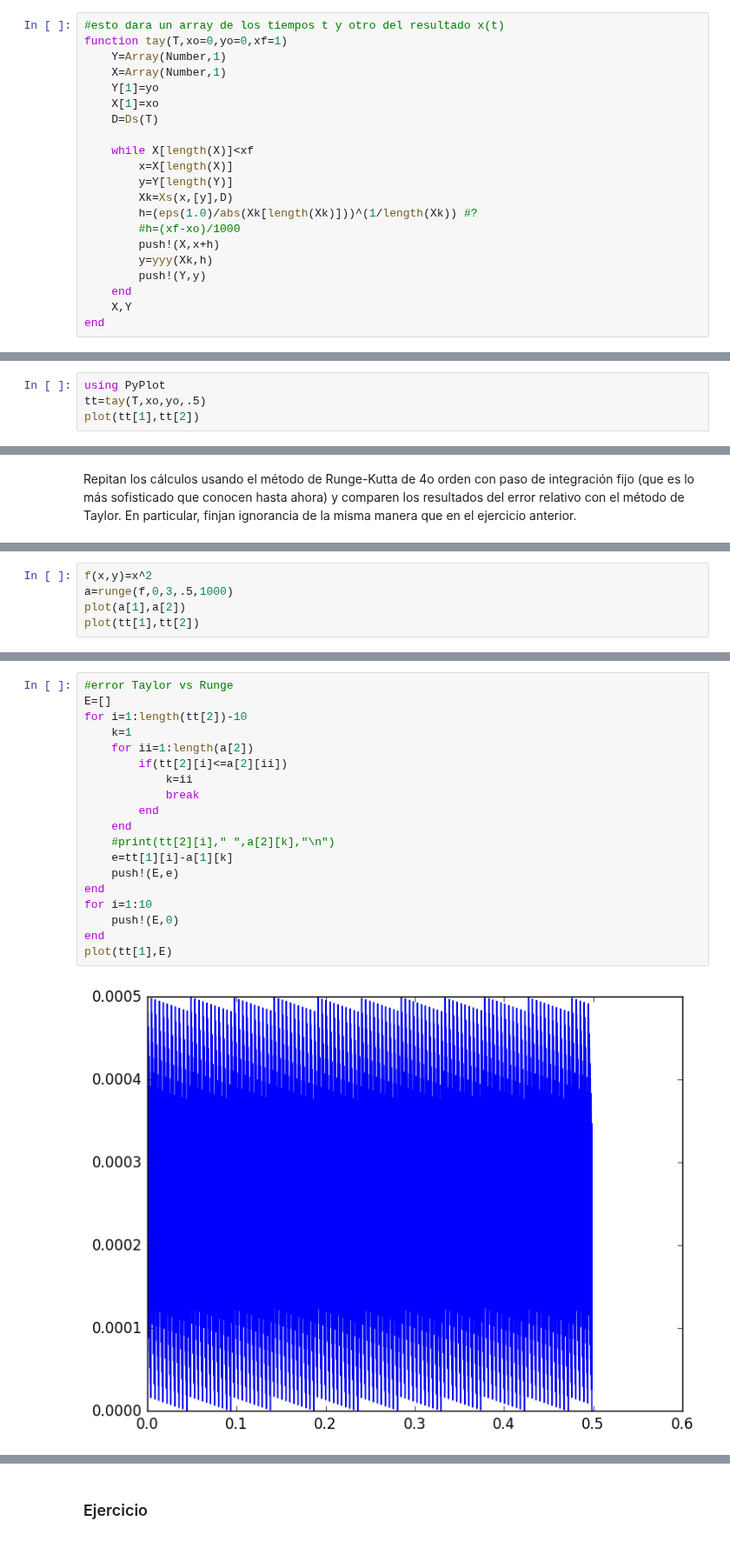
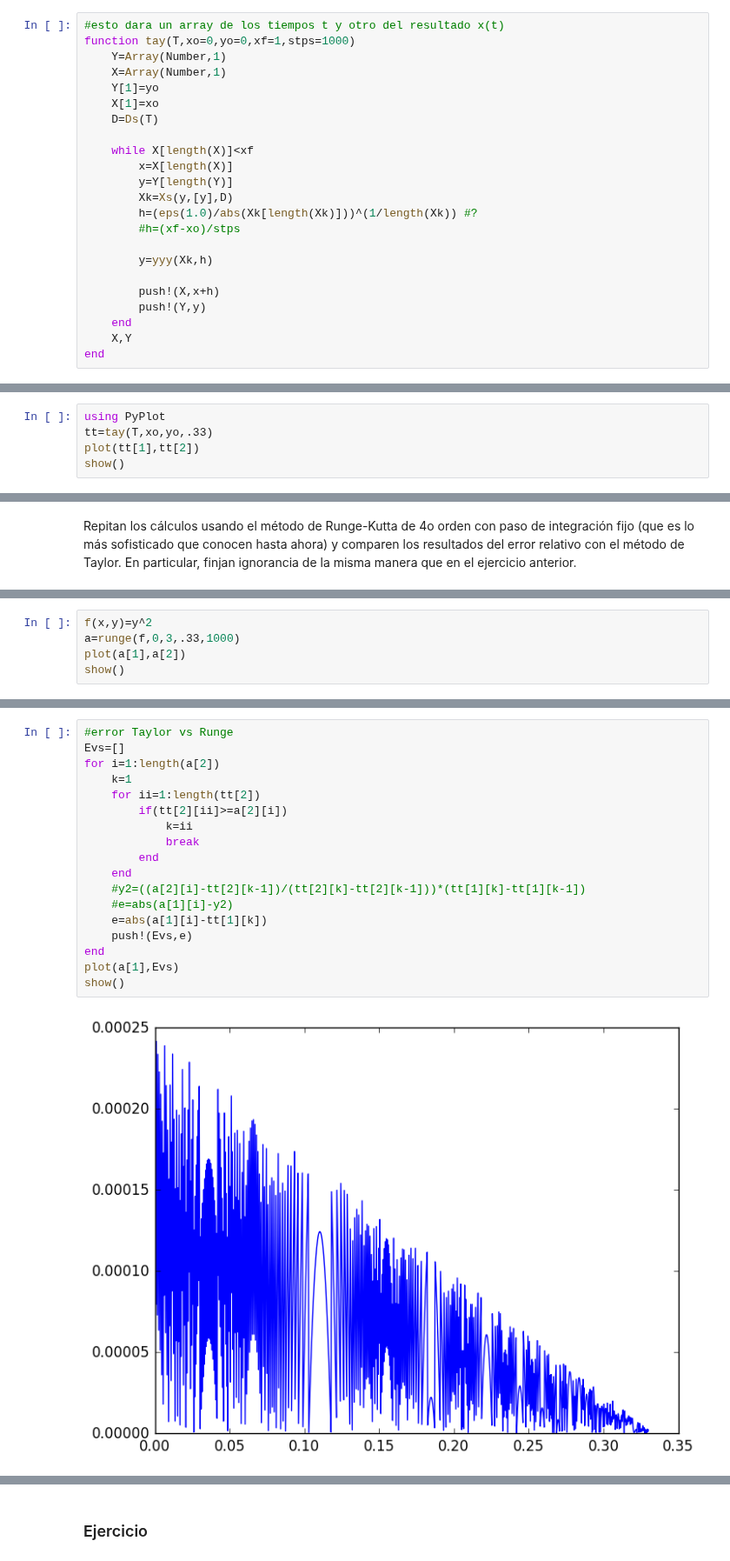
Before and after one commit to lbenet/2016-2_TSFisicaComputacional, a Jupyter notebook: tareas/CarlosLopez/Tarea7.ipynb, the cells around one changed output, grey strips where cells are left out. Shown at 87% size. Saved outputs shown, nothing was run; the diff lists cells and outputs as text.

```diff
--- a/tareas/CarlosLopez/Tarea7.ipynb
+++ b/tareas/CarlosLopez/Tarea7.ipynb
@@ -200,7 +200,7 @@ T=Taylor([0,0,1])
 0ₜ₀ + 0ₜ₁ + 1ₜ₂
 # %%
 #esto dara un array de los tiempos t y otro del resultado x(t)
-function tay(T,xo=0,yo=0,xf=1)
+function tay(T,xo=0,yo=0,xf=1,stps=1000)
     Y=Array(Number,1)
     X=Array(Number,1)
     Y[1]=yo
@@ -210,11 +210,13 @@ function tay(T,xo=0,yo=0,xf=1)
     while X[length(X)]<xf
         x=X[length(X)]
         y=Y[length(Y)]
-        Xk=Xs(x,[y],D)
+        Xk=Xs(y,[y],D)
         h=(eps(1.0)/abs(Xk[length(Xk)]))^(1/length(Xk)) #?
-        #h=(xf-xo)/1000
+        #h=(xf-xo)/stps
+
+        y=yyy(Xk,h)
+
         push!(X,x+h)
-        y=yyy(Xk,h)
         push!(Y,y)
     end
     X,Y
@@ -287,6 +289,7 @@ end
 evalPoli (generic function with 1 method)
 # %%
 using PyPlot
-tt=tay(T,xo,yo,.5)
+tt=tay(T,xo,yo,.33)
 plot(tt[1],tt[2])
+show()
 # %% [output]
@@ -331,8 +338,8 @@ end
 # %% [output]
 runge (generic function with 5 methods)
 # %%
-f(x,y)=x^2
-a=runge(f,0,3,.5,1000)
+f(x,y)=y^2
+a=runge(f,0,3,.33,1000)
 plot(a[1],a[2])
-plot(tt[1],tt[2])
+show()
 # %% [output]
@@ -354,21 +358,20 @@ plot(a[1],E)
 # %%
 #error Taylor vs Runge
-E=[]
-for i=1:length(tt[2])-10
+Evs=[]
+for i=1:length(a[2])
     k=1
-    for ii=1:length(a[2])
-        if(tt[2][i]<=a[2][ii])
+    for ii=1:length(tt[2])
+        if(tt[2][ii]>=a[2][i])
             k=ii
             break
         end
     end
-    #print(tt[2][i]," ",a[2][k],"\n")
-    e=tt[1][i]-a[1][k]
-    push!(E,e)
+    #y2=((a[2][i]-tt[2][k-1])/(tt[2][k]-tt[2][k-1]))*(tt[1][k]-tt[1][k-1])
+    #e=abs(a[1][i]-y2)
+    e=abs(a[1][i]-tt[1][k])
+    push!(Evs,e)
 end
-for i=1:10
-    push!(E,0)
-end
-plot(tt[1],E)
+plot(a[1],Evs)
+show()
 # %% [output]
-[figure, old version]
+[figure, new version]
```
Also changed, not shown: parts of 20 cells of this notebook.
